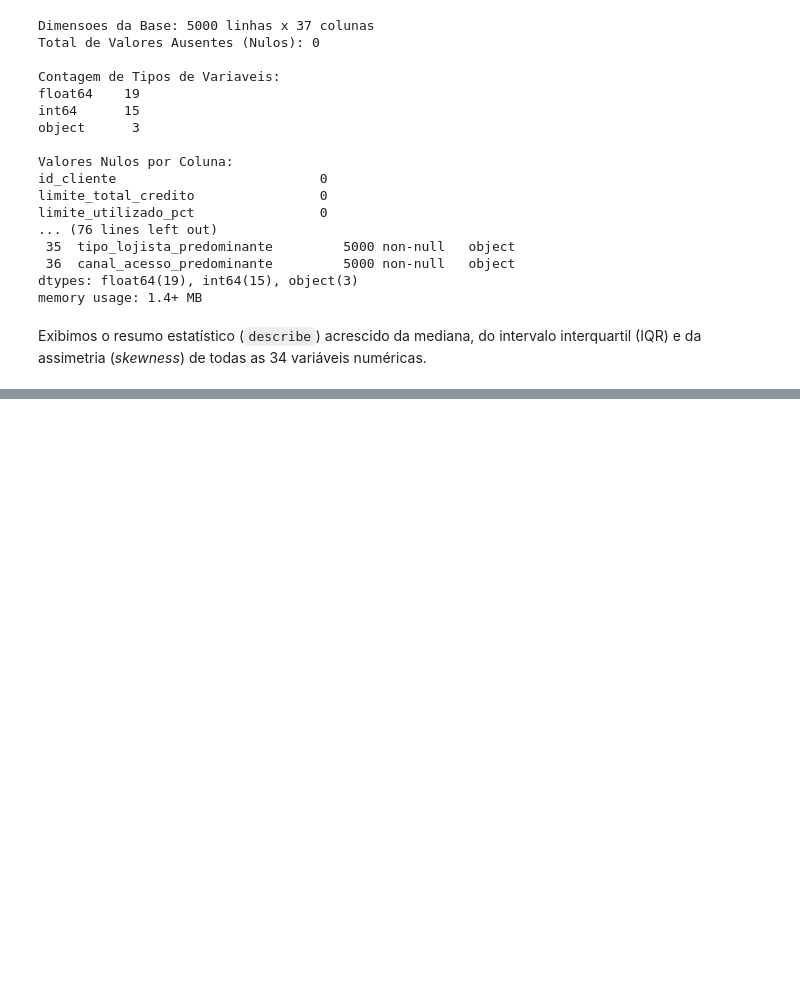
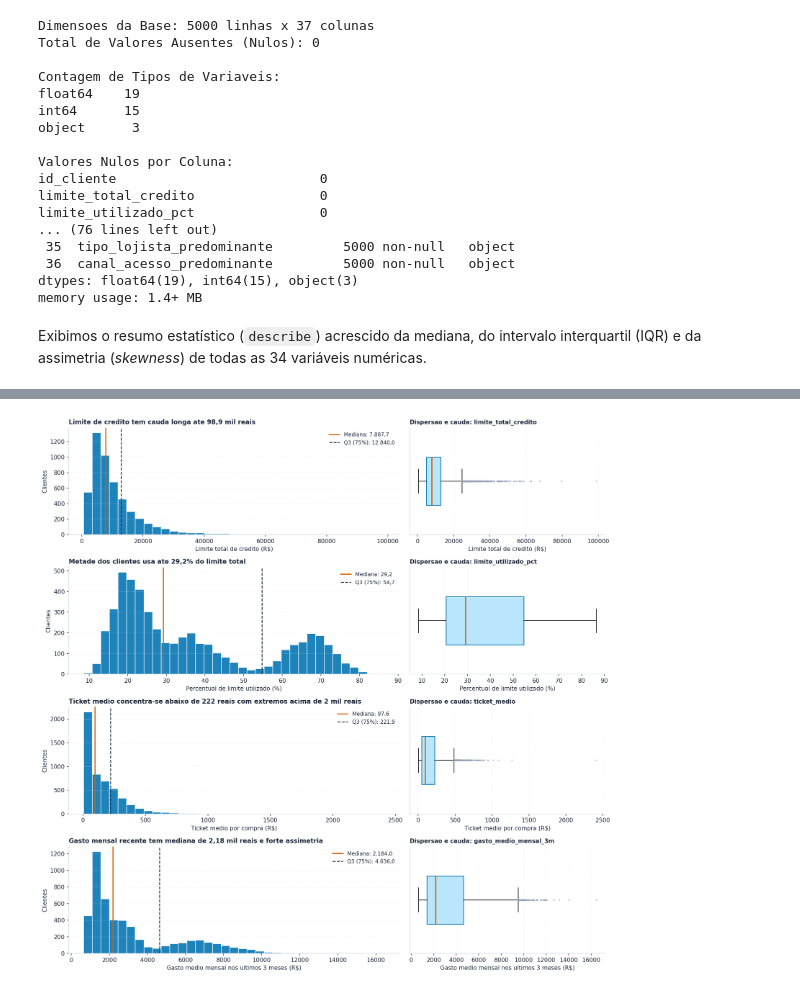
Before and after one commit to caioceo/unsupervised-fraud-detection, a Jupyter notebook: notebooks/notebooks.ipynb, the cells around one changed output, grey strips where cells are left out. Drawn from its saved outputs; the diff is of its cells as text; code cells hidden in the pictures; blank space fills up the shorter version.

Commit message:
feat(eda): adiciona analise de distribuicoes financeiras e exporta fig01

```diff
--- a/notebooks/notebooks.ipynb
+++ b/notebooks/notebooks.ipynb
@@ -92,0 +103,10 @@ summary_table[["count", "mean", "std", "min", "25%", "mediana", "75%", "max", "i
+# %%
+financial_specs = [
+    ("limite_total_credito", "Limite de credito tem cauda longa ate 98,9 mil reais", "Limite total de credito (R$)"),
+    ("limite_utilizado_pct", "Metade dos clientes usa ate 29,2% do limite total", "Percentual de limite utilizado (%)"),
+    ("ticket_medio", "Ticket medio concentra-se abaixo de 222 reais com extremos acima de 2 mil reais", "Ticket medio por compra (R$)"),
+    ("gasto_medio_mensal_3m", "Gasto mensal recente tem mediana de 2,18 mil reais e forte assimetria", "Gasto medio mensal nos ultimos 3 meses (R$)"),
+]
+util.plot_hist_and_box(raw_df, financial_specs, save_path="../reports/figures/fig01_eda_distribuicoes_financeiras.png")
+# %% [output]
+[figure, added]
```
Also changed, not shown: parts of 1 cell of this notebook, 2 other files.
